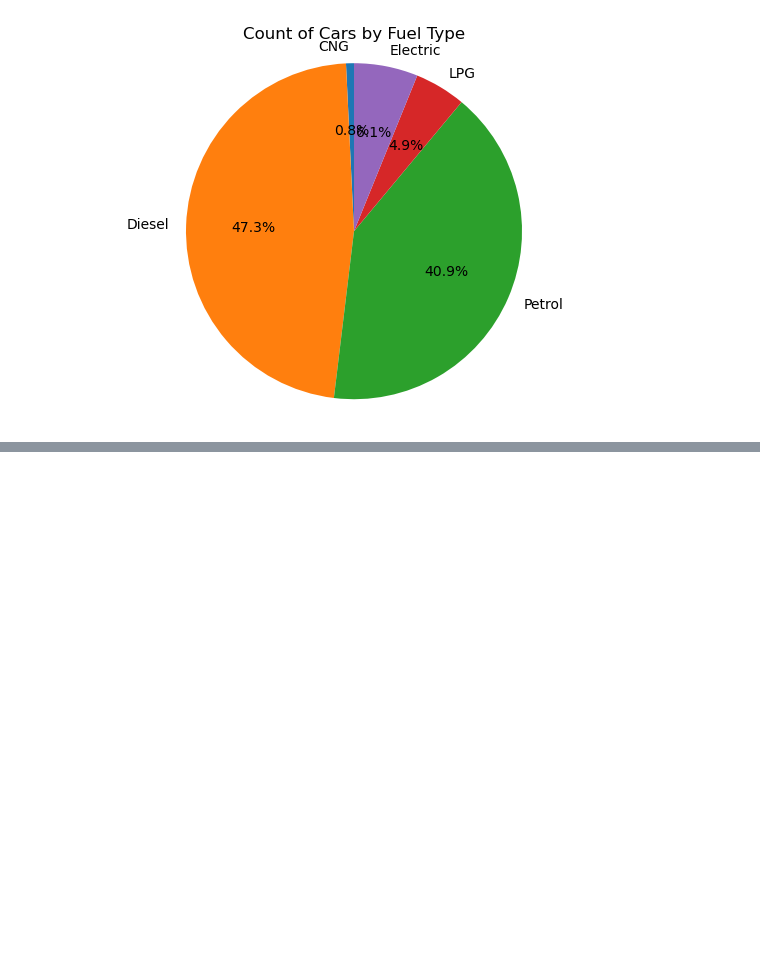
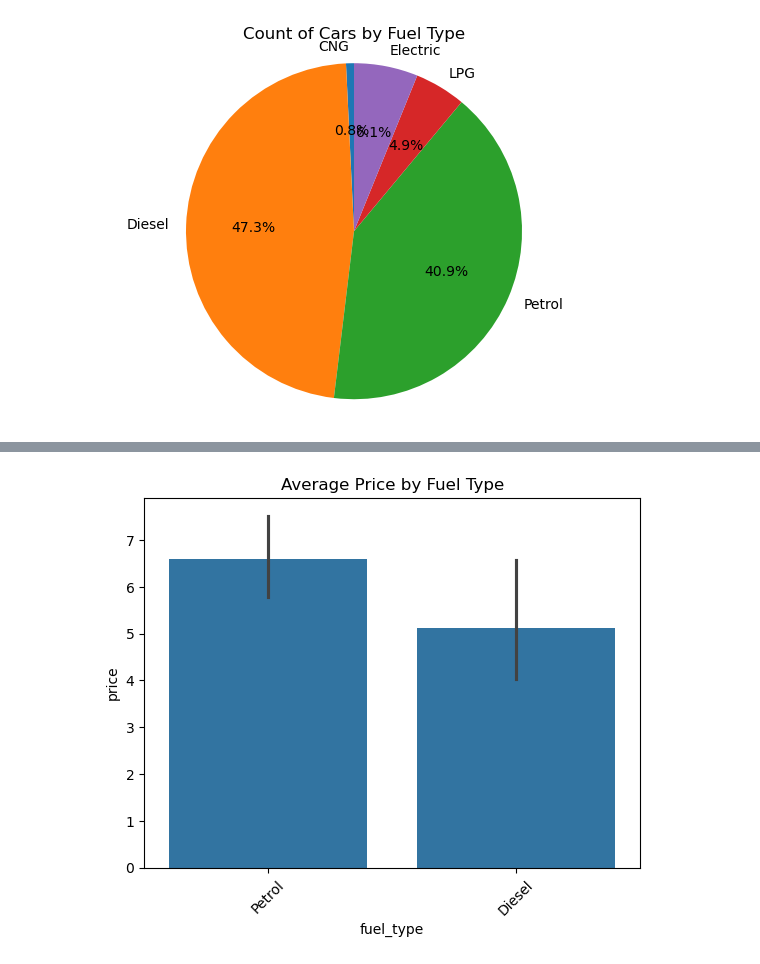
Before and after one commit to navivaish07/MachineLearning, a Jupyter notebook: Ass01/Ass01.ipynb, the cells around one changed output, grey strips where cells are left out. Saved outputs shown, nothing was run; the diff lists cells and outputs as text; code cells hidden in the pictures; blank space fills up the shorter version.

```diff
--- a/Ass01/Ass01.ipynb
+++ b/Ass01/Ass01.ipynb
@@ -421,0 +440,16 @@ plt.hist(data['year'], bins=range(data['year'].min(), data['year'].max()+1 ), co
+# %%
+import seaborn as sns
+import pandas as pd
+
+# Example DataFrame for demonstration
+data = pd.DataFrame({
+	'fuel_type': ['Petrol', 'Diesel', 'Petrol', 'Diesel', 'Petrol', 'Diesel', 'Petrol', 'Diesel', 'Petrol', 'Diesel'],
+	'price': [5.2, 3.8, 7.1, 4.5, 6.0, 5.5, 8.2, 4.0, 6.5, 7.8]
+})
+
+sns.barplot(x='fuel_type', y='price', data=data)
+plt.title('Average Price by Fuel Type')
+plt.xticks(rotation=45)
+plt.show()
+# %% [output]
+[figure, added]
```
Also changed, not shown: parts of 3 cells of this notebook.
